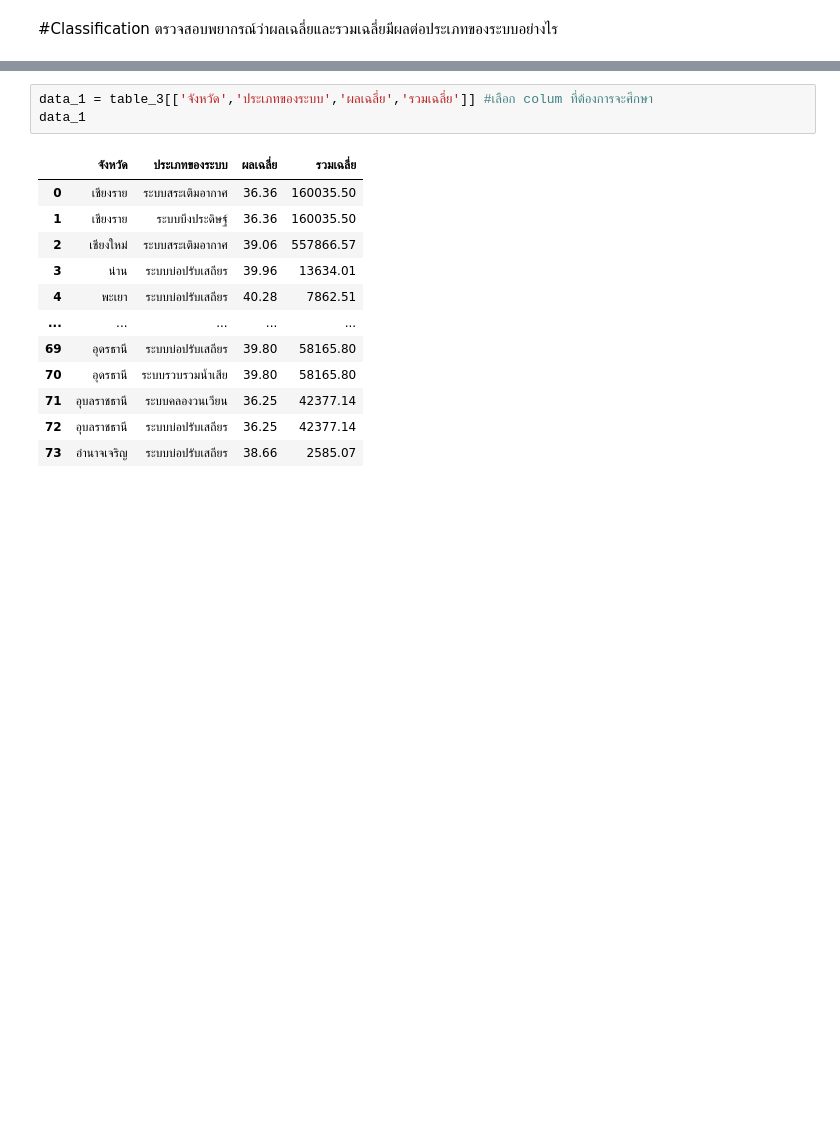
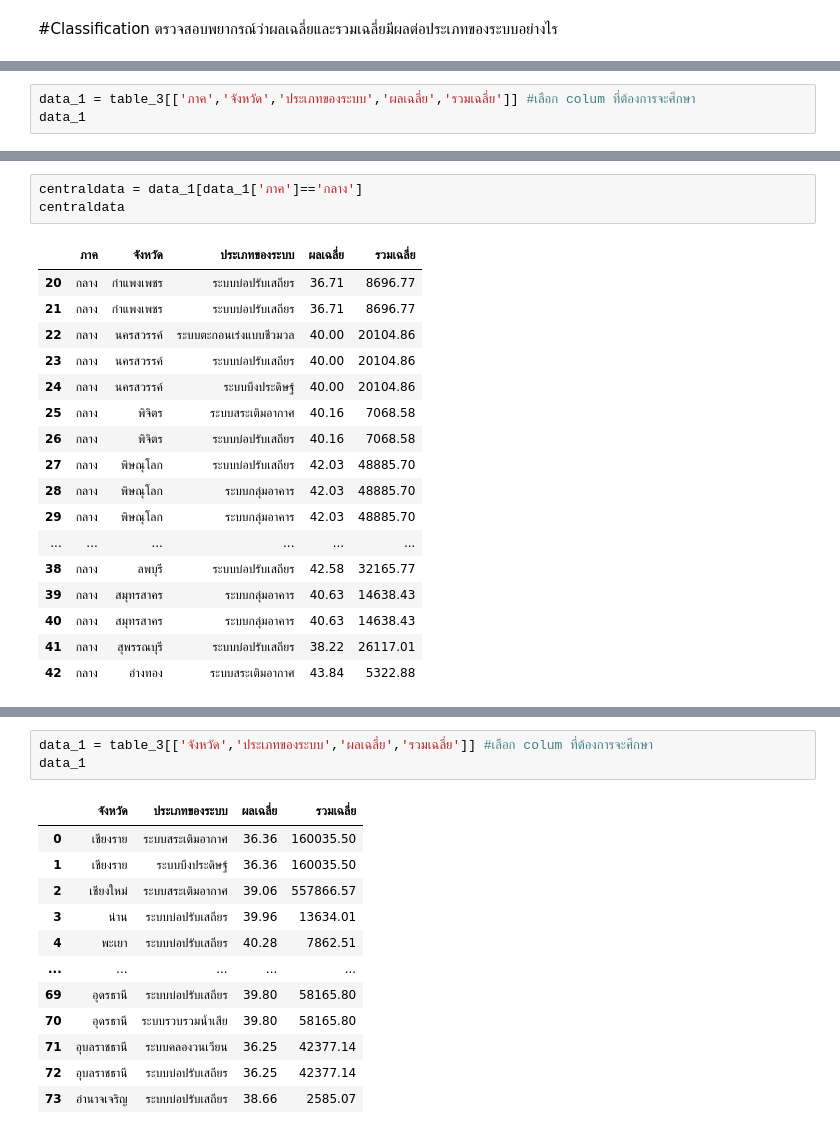
Before and after one commit to chalarm1405/DWDM21_, a Jupyter notebook: Project for Group.ipynb, the cells around one changed output, grey strips where cells are left out. Drawn from its saved outputs; the diff is of its cells as text; blank space fills up the shorter version.

```diff
--- a/Project for Group.ipynb
+++ b/Project for Group.ipynb
@@ -565,0 +560,3 @@ table_3.plot.scatter('จังหวัด','ผลเฉลี่ย', s = 30)
+# %%
+data_1 = table_3[['ภาค','จังหวัด','ประเภทของระบบ','ผลเฉลี่ย','รวมเฉลี่ย']] #เลือก colum ที่ต้องการจะศึกษา
+data_1
@@ -565,0 +631,21 @@ table_3.plot.scatter('จังหวัด','ผลเฉลี่ย', s = 30)
+# %%
+centraldata = data_1[data_1['ภาค']=='กลาง']
+centraldata
+# %% [output]
+|  | ภาค | จังหวัด | ประเภทของระบบ | ผลเฉลี่ย | รวมเฉลี่ย |
+| 20 | กลาง | กำแพงเพชร | ระบบบ่อปรับเสถียร | 36.71 | 8696.77 |
+| 21 | กลาง | กำแพงเพชร | ระบบบ่อปรับเสถียร | 36.71 | 8696.77 |
+| 22 | กลาง | นครสวรรค์ | ระบบตะกอนเร่งแบบชีวมวล | 40.00 | 20104.86 |
+| 23 | กลาง | นครสวรรค์ | ระบบบ่อปรับเสถียร | 40.00 | 20104.86 |
+| 24 | กลาง | นครสวรรค์ | ระบบบึงประดิษฐ์ | 40.00 | 20104.86 |
+| 25 | กลาง | พิจิตร | ระบบสระเติมอากาศ | 40.16 | 7068.58 |
+| 26 | กลาง | พิจิตร | ระบบบ่อปรับเสถียร | 40.16 | 7068.58 |
+| 27 | กลาง | พิษณุโลก | ระบบบ่อปรับเสถียร | 42.03 | 48885.70 |
+| 28 | กลาง | พิษณุโลก | ระบบกลุ่มอาคาร | 42.03 | 48885.70 |
+| 29 | กลาง | พิษณุโลก | ระบบกลุ่มอาคาร | 42.03 | 48885.70 |
+| ... | ... | ... | ... | ... | ... |
+| 38 | กลาง | ลพบุรี | ระบบบ่อปรับเสถียร | 42.58 | 32165.77 |
+| 39 | กลาง | สมุทรสาคร | ระบบกลุ่มอาคาร | 40.63 | 14638.43 |
+| 40 | กลาง | สมุทรสาคร | ระบบกลุ่มอาคาร | 40.63 | 14638.43 |
+| 41 | กลาง | สุพรรณบุรี | ระบบบ่อปรับเสถียร | 38.22 | 26117.01 |
+| 42 | กลาง | อ่างทอง | ระบบสระเติมอากาศ | 43.84 | 5322.88 |
```
Also changed, not shown: parts of 17 cells of this notebook.
